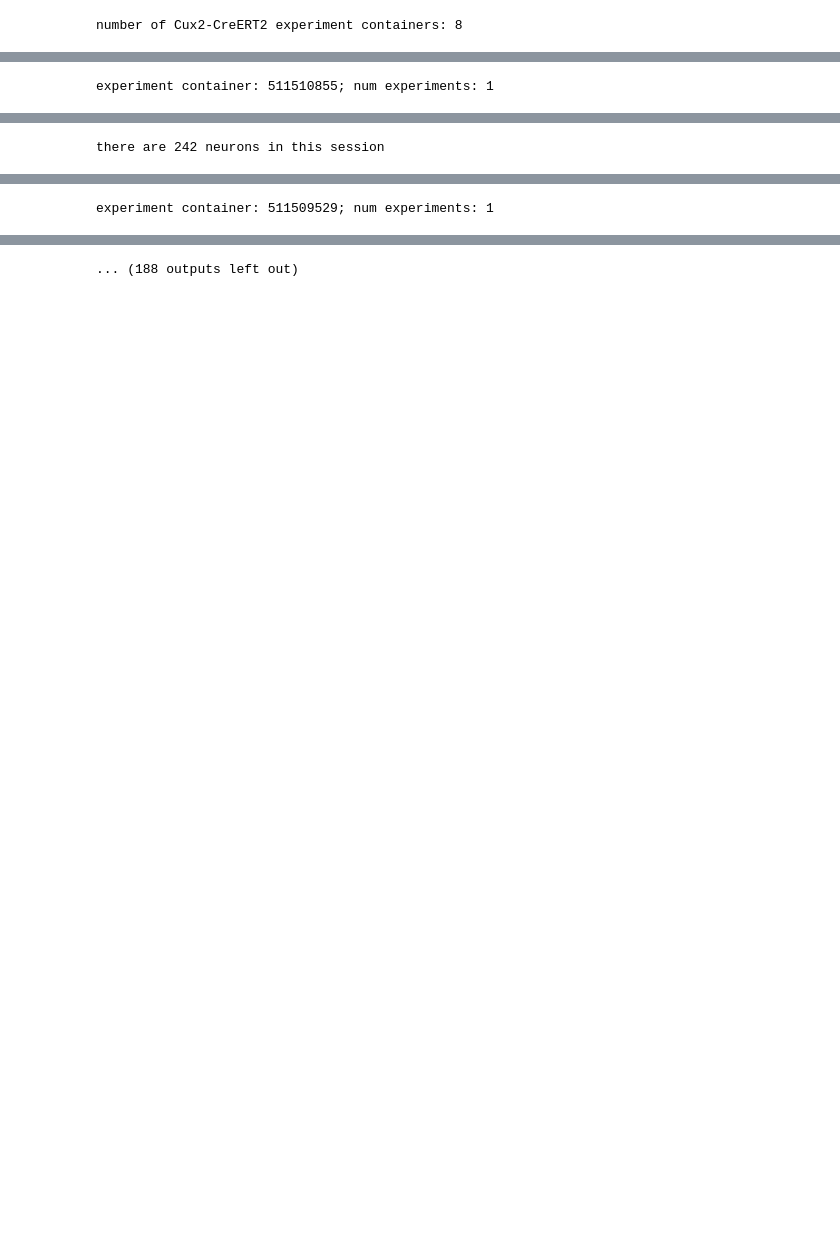
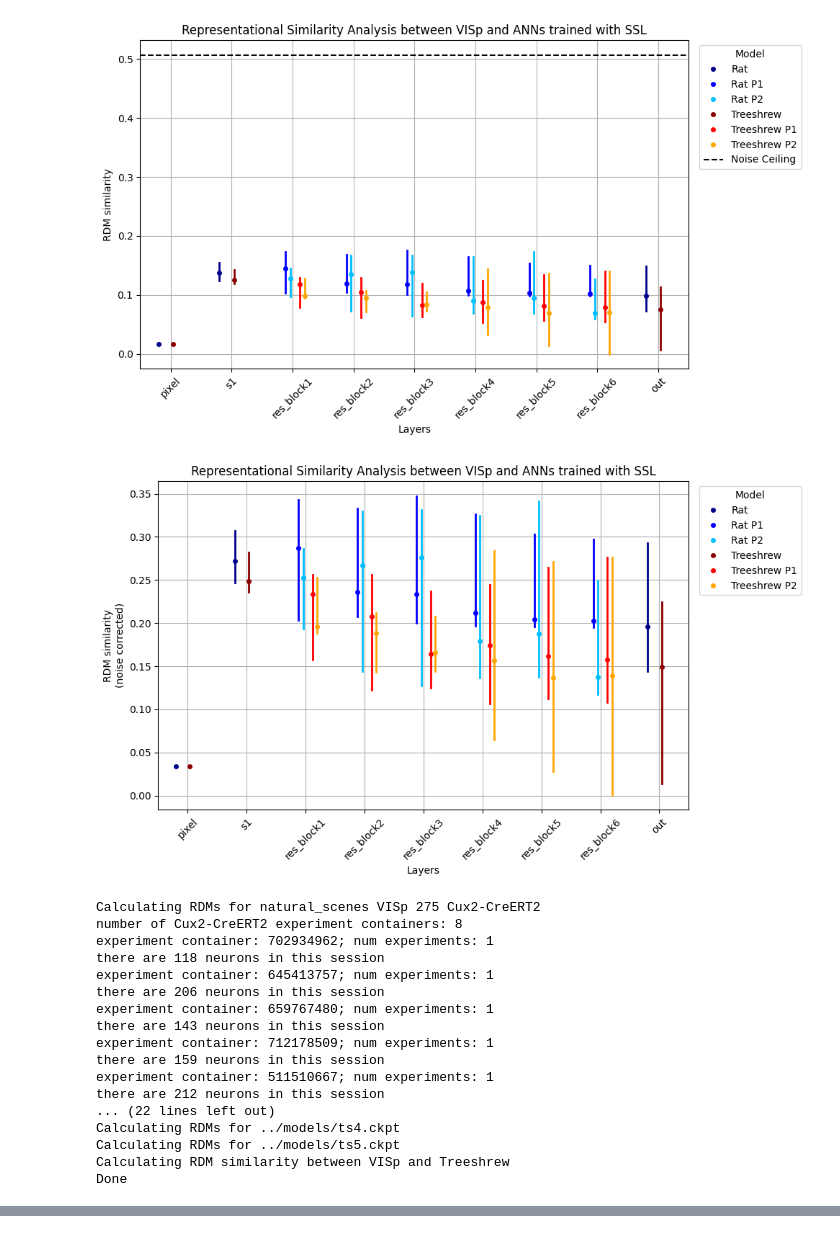
Before and after one commit to brainhack-school2024/crijnen_project, a Jupyter notebook: notebooks/analysis.ipynb, the cells around one changed output, grey strips where cells are left out. Cells and saved outputs as stored; diff of their text form; code cells hidden in the pictures; blank space fills up the shorter version.

Commit message:
Updated code and improved plots

```diff
--- a/notebooks/analysis.ipynb
+++ b/notebooks/analysis.ipynb
@@ -9,14 +10,34 @@ import sys
 sys.path.insert(0, '..')
 from src.rsa import compare_rsa
 # %%
+np.random.seed(42)
+
 areas = [(area, depth, cre_line) for area in ['VISp', 'VISl', 'VISal', 'VISpm', 'VISam'] for depth in [175, 275] for cre_line in ['Cux2-CreERT2']]
 num_iter = 100
 models = {
     'Rat': sorted(glob.glob("../models/rat*.ckpt")),
     'Treeshrew': sorted(glob.glob("../models/ts*.ckpt"))
 }
 
 for stim_type in ['natural_scenes', 'natural_movie_one']:
-    compare_rsa(models=models, areas=areas, stim_type=stim_type, num_iter=num_iter, subsample=15, fig_path='../results')
+    compare_rsa(models=models, areas=areas, stim_type=stim_type, num_iter=num_iter, seq_len=15, fig_path='../results')
 # %% [output]
+[figure, added]
+[figure, added]
+Calculating RDMs for natural_scenes VISp 275 Cux2-CreERT2
 number of Cux2-CreERT2 experiment containers: 8
+experiment container: 702934962; num experiments: 1
+there are 118 neurons in this session
+experiment container: 645413757; num experiments: 1
+there are 206 neurons in this session
+experiment container: 659767480; num experiments: 1
+there are 143 neurons in this session
+experiment container: 712178509; num experiments: 1
+there are 159 neurons in this session
+experiment container: 511510667; num experiments: 1
+there are 212 neurons in this session
+... (22 lines left out)
+Calculating RDMs for ../models/ts4.ckpt
+Calculating RDMs for ../models/ts5.ckpt
+Calculating RDM similarity between VISp and Treeshrew
+Done
@@ -28 +101,0 @@ there are 174 neurons in this session
-experiment container: 511510855; num experiments: 1
@@ -30 +101,0 @@ experiment container: 511510855; num experiments: 1
-there are 242 neurons in this session
@@ -32 +101,0 @@ there are 242 neurons in this session
-experiment container: 511509529; num experiments: 1
@@ -34 +101,0 @@ experiment container: 511509529; num experiments: 1
-... (188 outputs left out)
```
Also changed, not shown: parts of 2 cells of this notebook, 44 other files.
